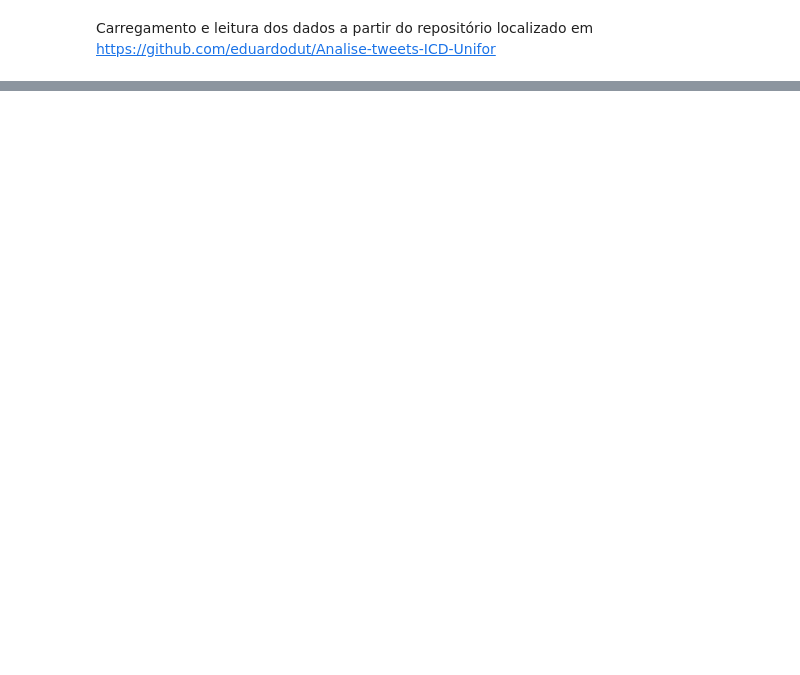
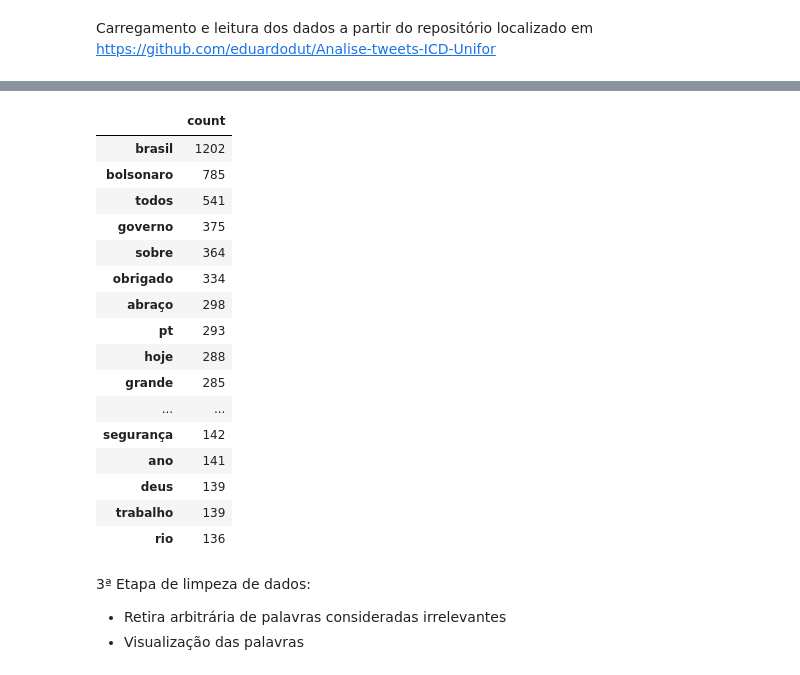
Before and after one commit to eduardodut/Analise-tweets-ICD-Unifor, a Jupyter notebook: AnaliseTweets.ipynb, the cells around one changed output, grey strips where cells are left out. Saved outputs shown, nothing was run; the diff lists cells and outputs as text; code cells hidden in the pictures; blank space fills up the shorter version.

```diff
--- a/AnaliseTweets.ipynb
+++ b/AnaliseTweets.ipynb
@@ -618,0 +572,25 @@ alltokens
+# %%
+dict_texto_vetorizado.get("Bolsonaro")[:40]
+# %% [output]
+|  | count |
+| brasil | 1202 |
+| bolsonaro | 785 |
+| todos | 541 |
+| governo | 375 |
+| sobre | 364 |
+| obrigado | 334 |
+| abraço | 298 |
+| pt | 293 |
+| hoje | 288 |
+| grande | 285 |
+| ... | ... |
+| segurança | 142 |
+| ano | 141 |
+| deus | 139 |
+| trabalho | 139 |
+| rio | 136 |
+# %% [markdown]
+3ª Etapa de limpeza de dados:
+
+*   Retira arbitrária de palavras consideradas irrelevantes
+*   Visualização das palavras
```
Also changed, not shown: parts of 24 cells of this notebook.
